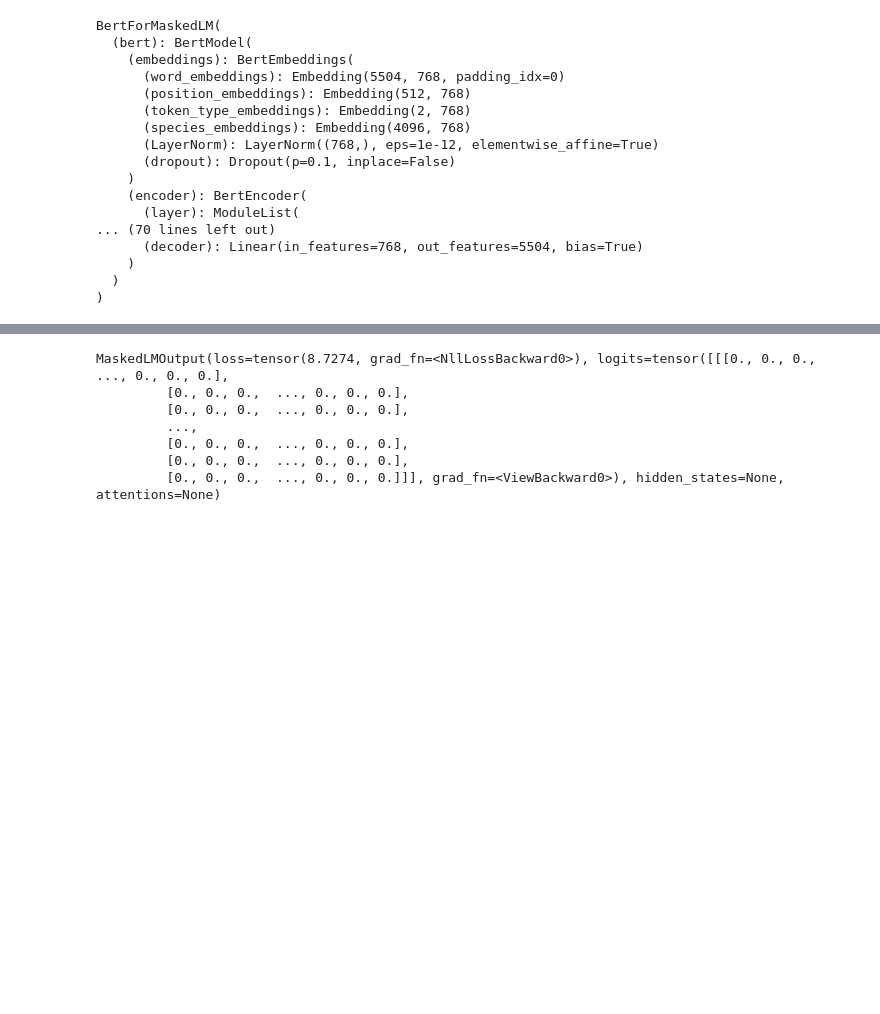
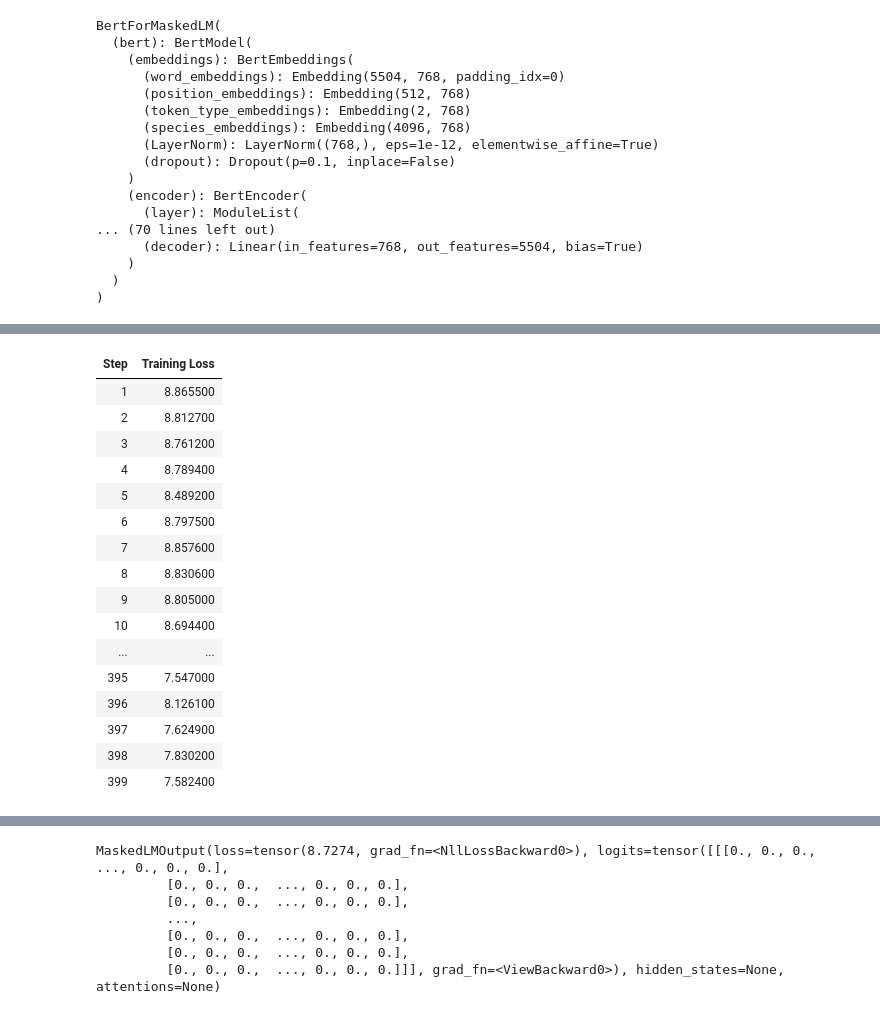
Before and after one commit to flyingkukri/dnam2, a Jupyter notebook: bert/notebooks/checking_training.ipynb, the cells around one changed output, grey strips where cells are left out. Saved outputs shown, nothing was run; the diff lists cells and outputs as text; code cells hidden in the pictures; blank space fills up the shorter version.

```diff
--- a/bert/notebooks/checking_training.ipynb
+++ b/bert/notebooks/checking_training.ipynb
@@ -64,7 +64,7 @@ from collate import DataCollatorForLanguageModelingSpan
 from torch.utils.data import DataLoader
 
 #Load model directly
-%env WANDB_PROJECT=singlesamplednam2
+%env WANDB_PROJECT=speciesembedding
 
 
 
@@ -76,37 +76,37 @@ data_collator = DataCollatorForLanguageModelingSpan(tokenizer, mlm=True, mlm_pro
 dataloader = DataLoader(dataset["train"], batch_size=1, collate_fn=data_collator)
 
 sample = next(iter(dataloader))
-#training_args = TrainingArguments(
-#    output_dir="./results/correct_model_1sample",
-#
-#    max_steps=100000,
-#
-#    seed=17,
-#    per_device_train_batch_size=1,
-#    gradient_accumulation_steps=1,
-#
-#    logging_strategy="steps",
-#    logging_steps=1,
-#
-#    remove_unused_columns=False,
-#    evaluation_strategy="no",
-#
-#    #dataloader_num_workers=0,
-#    run_name="repo_model_1sample",
-#    report_to="wandb"
-#)
-#
-#trainer = Trainer(
-#    model=model,
-#    args=training_args,
-#    train_dataset=dataset["train"],
-#    eval_dataset=dataset["test"],
-#    data_collator=data_collator
-#)
-#
-#
-##trainer.train()
-#tokenizer.vocab_size
+training_args = TrainingArguments(
+    output_dir="./results/correct_model_1sample",
+
+    max_steps=100000,
+
+    seed=17,
+    per_device_train_batch_size=1,
+    gradient_accumulation_steps=1,
+
+    logging_strategy="steps",
+    logging_steps=1,
+
+    remove_unused_columns=False,
+    evaluation_strategy="no",
+
+    #dataloader_num_workers=0,
+    run_name="repo_model_1sample",
+    report_to="wandb"
+)
+
+trainer = Trainer(
+    model=model,
+    args=training_args,
+    train_dataset=dataset["train"],
+    eval_dataset=dataset["test"],
+    data_collator=data_collator
+)
+
+
+trainer.train()
+tokenizer.vocab_size
 
 print(sample['species_id'].shape)
 print(sample['input_ids'].shape)
@@ -116,0 +127,17 @@ torch.Size([1, 300])
+| Step | Training Loss |
+| 1 | 8.865500 |
+| 2 | 8.812700 |
+| 3 | 8.761200 |
+| 4 | 8.789400 |
+| 5 | 8.489200 |
+| 6 | 8.797500 |
+| 7 | 8.857600 |
+| 8 | 8.830600 |
+| 9 | 8.805000 |
+| 10 | 8.694400 |
+| ... | ... |
+| 395 | 7.547000 |
+| 396 | 8.126100 |
+| 397 | 7.624900 |
+| 398 | 7.830200 |
+| 399 | 7.582400 |
```
Also changed, not shown: parts of 1 cell of this notebook, 1 other file.
